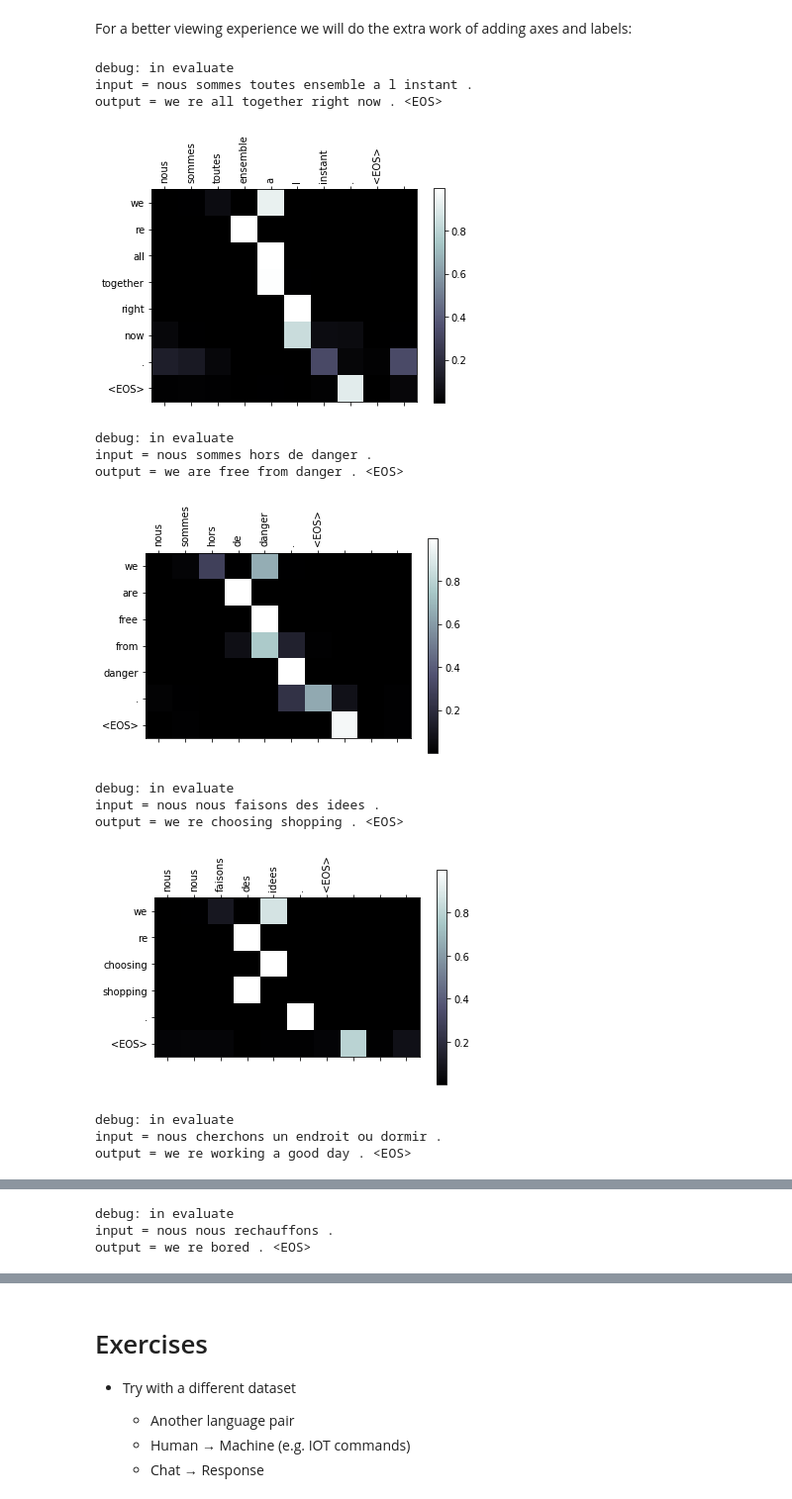
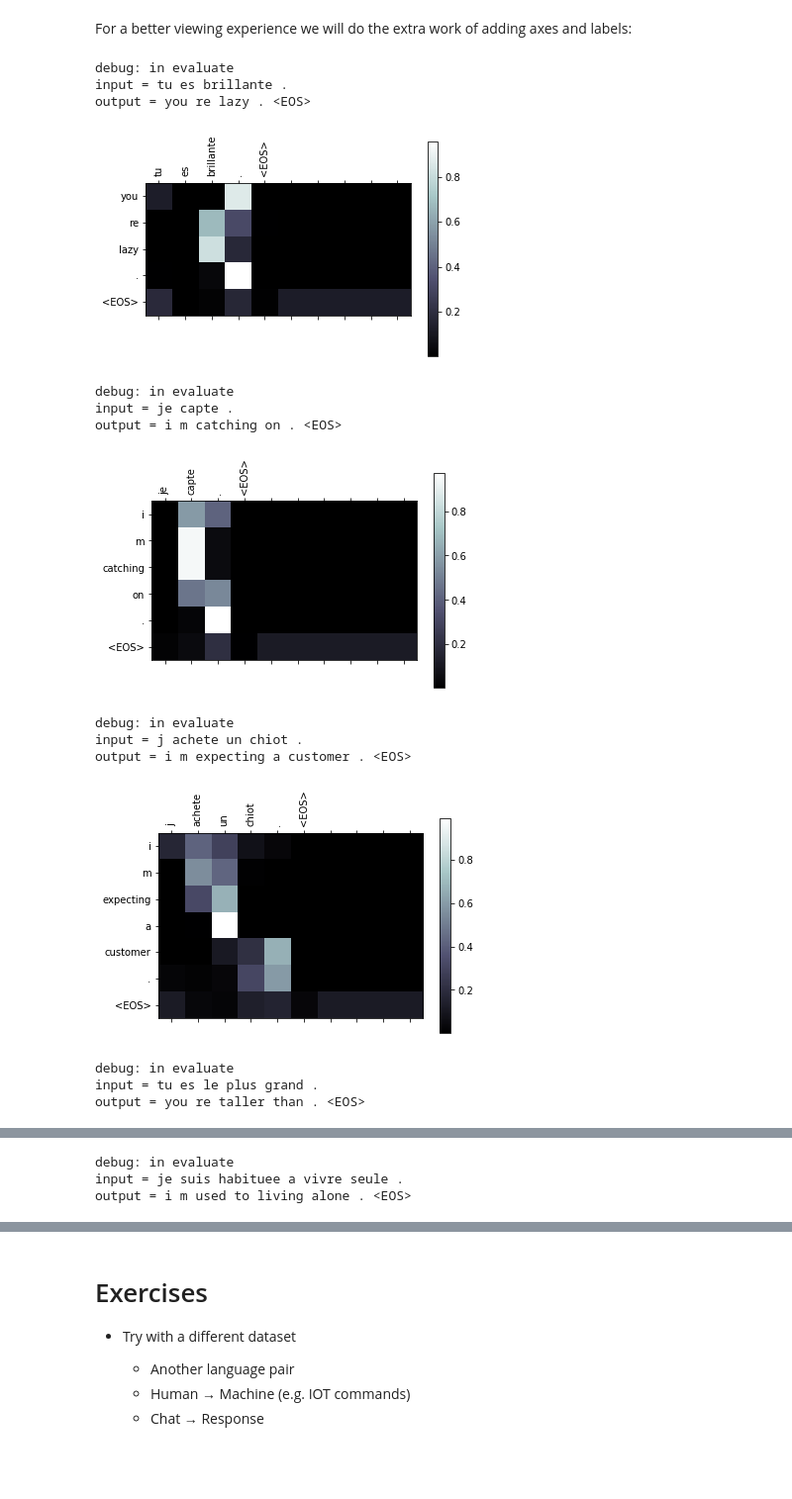
Before and after one commit to ananthsankar/seq2seq_attention, a Jupyter notebook: seq2seq_translation_tutorial-usf.ipynb, the cells around one changed output, grey strips where cells are left out. Shown: that part at 99% size. Saved outputs shown, nothing was run; the diff lists cells and outputs as text; code cells hidden in the pictures; blank space fills up the shorter version.

```diff
--- a/seq2seq_translation_tutorial-usf.ipynb
+++ b/seq2seq_translation_tutorial-usf.ipynb
@@ -483,14 +594,15 @@ class AttnDecoderRNN(nn.Module):
 # %%
-class Attn2DecoderRNN(nn.Module):
+class AttnAdditiveDecoderRNN(nn.Module):
     def __init__(self, hidden_size, output_size, dropout_p=0.1, max_length=MAX_LENGTH):
-        super(Attn2DecoderRNN, self).__init__()
+        super(AttnAdditiveDecoderRNN, self).__init__()
         self.hidden_size = hidden_size
         self.output_size = output_size
         self.dropout_p = dropout_p
         self.max_length = max_length
 
         self.embedding = nn.Embedding(self.output_size, self.hidden_size)
-        self.attn = nn.Linear(self.hidden_size * 2, 1)
+        self.attn = nn.Linear(2*self.hidden_size, self.hidden_size)
+        self.mydot = nn.Linear(self.hidden_size, 1)
         self.attn_combine = nn.Linear(self.hidden_size * 2, self.hidden_size)
         self.dropout = nn.Dropout(self.dropout_p)
         self.gru = nn.GRU(self.hidden_size, self.hidden_size)
@@ -504,21 +616,20 @@ class Attn2DecoderRNN(nn.Module):
         # Ananth: changing the way attention is computed. I am not so happy
         # with the original code in previous AttnDecoderRNN.
         # In the previous implementation, it looks like the scorefunc computes a score
-        # between the decoder hidden state and the decoder input from t-1. However, I
-        # think it should be between the decoder hidden state and the encoder hidden
-        # states. I have implemented the latter below, but the results are not good.
-        # The attention vector is identical for all decoder output steps, which is
-        # not ok. Need to figure out what is wrong here.
+        # between the decoder hidden state and the decoder input from t-1.
+        # Here we implement the attention described in Bahdanau's paper - a single hidden layer
+        # neural network with tanh activation in the hidden layer.
         scorefunc = torch.zeros(1, encoder_outputs.size(0), device=device)
         for ei in range(encoder_outputs.size(0)):
-            scorefunc[0, ei] = self.attn(torch.cat((encoder_outputs[ei].unsqueeze(0), hidden[0]), 1))
+            scorefunc[0, ei] = self.mydot(torch.tanh(self.attn(torch.cat((encoder_outputs[ei].unsqueeze(0), hidden[0]),1))))
 
         #print('debug statements')
         #print('debug: hidden: ', hidden[0])
-        print('debug: input', input)
-        print('debug: scorefunc: ', scorefunc[0])
+        #print('debug: input', input)
+        #print('debug: scorefunc size: ', scorefunc.size())
+        #print('debug: scorefunc: ', scorefunc[0])
         attn_weights = F.softmax(scorefunc, dim=1)
-        print('debug: after smax: ', attn_weights[0])
+        #print('debug: after smax: ', attn_weights[0])
 
         attn_applied = torch.bmm(attn_weights.unsqueeze(0),
                                  encoder_outputs.unsqueeze(0))
@@ -617,23 +728,30 @@ def train(input_tensor, target_tensor, encoder, decoder, encoder_optimizer, deco
 
     decoder_input = torch.tensor([[SOS_token]], device=device)
 
-    decoder_hidden = encoder_hidden
+    #decoder_hidden = encoder_hidden
+    decoder_hidden = decoder.initHidden()
 
     use_teacher_forcing = True if random.random() < teacher_forcing_ratio else False
 
     if use_teacher_forcing:
         # Teacher forcing: Feed the target as the next input
         for di in range(target_length):
+            decoder_hidden_save = decoder_hidden
             decoder_output, decoder_hidden, decoder_attention = decoder(
                 decoder_input, decoder_hidden, encoder_outputs)
+            decoder_hidden_diff = decoder_hidden - decoder_hidden_save
+            #print('debug: decoder_hidden_diff', decoder_hidden_diff)
             loss += criterion(decoder_output, target_tensor[di])
             decoder_input = target_tensor[di]  # Teacher forcing
 
     else:
         # Without teacher forcing: use its own predictions as the next input
         for di in range(target_length):
+            decoder_hidden_save = decoder_hidden
             decoder_output, decoder_hidden, decoder_attention = decoder(
                 decoder_input, decoder_hidden, encoder_outputs)
+            decoder_hidden_diff = decoder_hidden - decoder_hidden_save
+            #print('debug: decoder_hidden_diff', decoder_hidden_diff)
             topv, topi = decoder_output.topk(1)
             decoder_input = topi.squeeze().detach()  # detach from history as input
 
@@ -766,7 +884,8 @@ def evaluate(encoder, decoder, sentence, max_length=MAX_LENGTH):
 
         decoder_input = torch.tensor([[SOS_token]], device=device)  # SOS
 
-        decoder_hidden = encoder_hidden
+        #decoder_hidden = encoder_hidden
+        decoder_hidden = decoder.initHidden()
 
         decoded_words = []
         decoder_attentions = torch.zeros(max_length, max_length)
@@ -828,7 +948,7 @@ reasonable results.
 # %%
 hidden_size = 256
 encoder1 = EncoderRNN(input_lang.n_words, hidden_size).to(device)
-attn_decoder1 = AttnDecoderRNN(hidden_size, output_lang.n_words, dropout_p=0.1).to(device)
+attn_decoder1 = AttnAdditiveDecoderRNN(hidden_size, output_lang.n_words, dropout_p=0.1).to(device)
 
-trainIters(encoder1, attn_decoder1, 20000, print_every=1000)
+trainIters(encoder1, attn_decoder1, 50000, print_every=1000, learning_rate = 0.01)
 # %% [output]
@@ -930,45 +1040,47 @@ def showAttention(input_sentence, output_words, attentions):
     ax.set_xticklabels([''] + input_sentence.split(' ') +
                        ['<EOS>'], rotation=90)
     ax.set_yticklabels([''] + output_words)
 
     # Show label at every tick
     ax.xaxis.set_major_locator(ticker.MultipleLocator(1))
     ax.yaxis.set_major_locator(ticker.MultipleLocator(1))
 
     plt.show()
 
 
 def evaluateAndShowAttention(input_sentence):
     output_words, attentions = evaluate(
         encoder1, attn_decoder1, input_sentence)
     print('input =', input_sentence)
     print('output =', ' '.join(output_words))
     showAttention(input_sentence, output_words, attentions)
 
-for pair in testPairs:
+#for pair in testPairs:
+for i in range(10):
+    pair = trainPairs[i]
     evaluateAndShowAttention(pair[0])
 
 #evaluateAndShowAttention("ils envoient de l aide .")
 #evaluateAndShowAttention("nous allons peindre le mur .")
 
 #evaluateAndShowAttention("nous nous rejouissons de vous revoir .")
 
 #evaluateAndShowAttention("ils sont sortis faire les magasins .")
 
 #evaluateAndShowAttention("nous sommes sous son commandement .")
 # %% [output]
 debug: in evaluate
-input = nous sommes toutes ensemble a l instant .
-output = we re all together right now . <EOS>
+input = tu es brillante .
+output = you re lazy . <EOS>
-[figure, old version]
+[figure, new version]
 debug: in evaluate
-input = nous sommes hors de danger .
-output = we are free from danger . <EOS>
+input = je capte .
+output = i m catching on . <EOS>
-[figure, old version]
+[figure, new version]
 debug: in evaluate
-input = nous nous faisons des idees .
-output = we re choosing shopping . <EOS>
+input = j achete un chiot .
+output = i m expecting a customer . <EOS>
-[figure, old version]
+[figure, new version]
 debug: in evaluate
-input = nous cherchons un endroit ou dormir .
-output = we re working a good day . <EOS>
+input = tu es le plus grand .
+output = you re taller than . <EOS>
@@ -976,3 +1088,3 @@ output = we re working a good day . <EOS>
 debug: in evaluate
-input = nous nous rechauffons .
-output = we re bored . <EOS>
+input = je suis habituee a vivre seule .
+output = i m used to living alone . <EOS>
```
Also changed, not shown: parts of 11 cells of this notebook.
